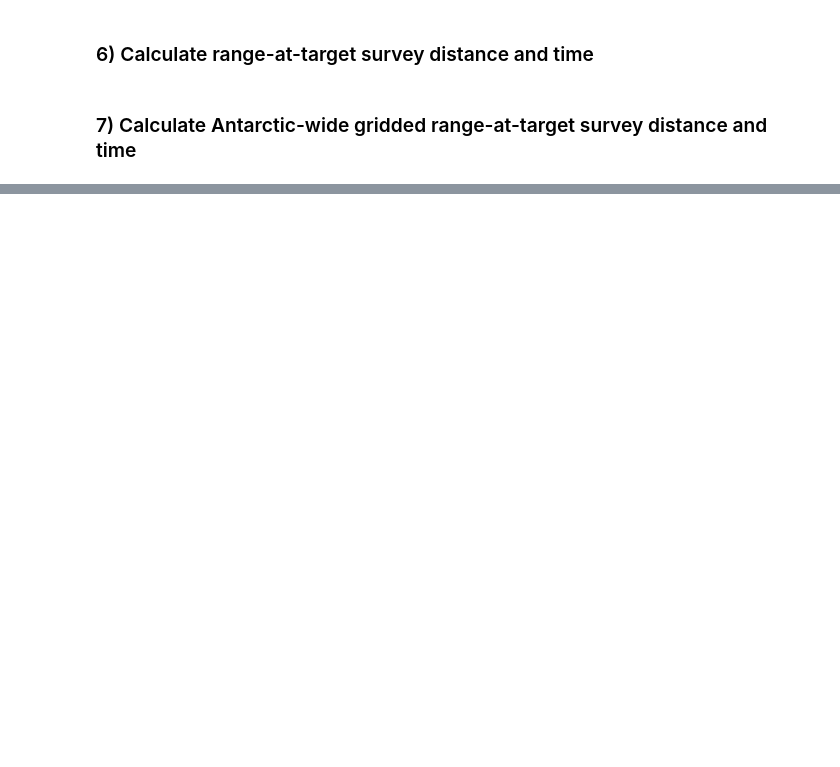
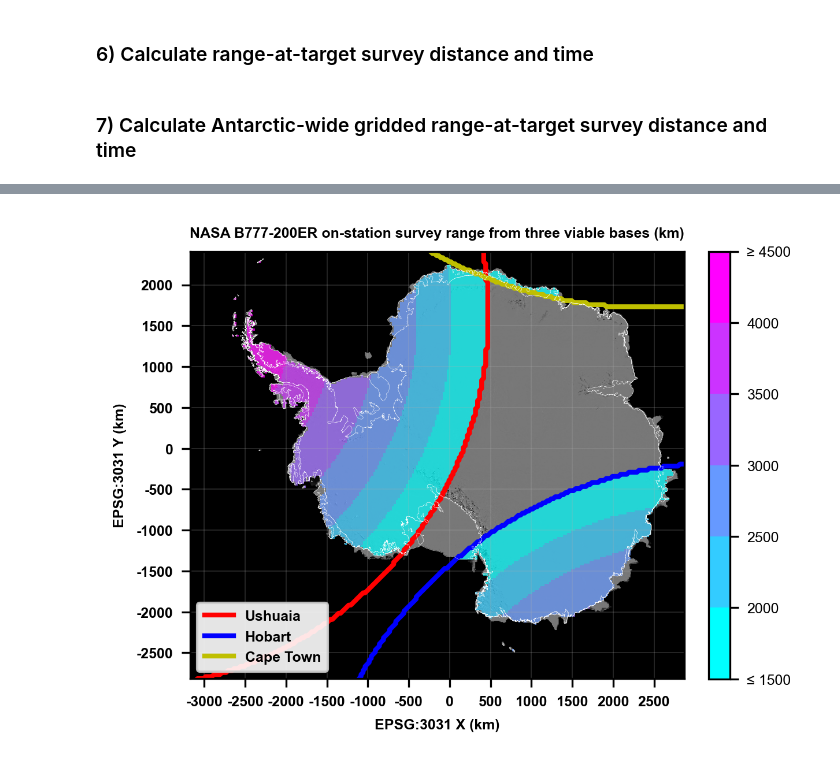
Before and after one commit to mstudinger/airborne_tool_suite, a Jupyter notebook: Python/B777/B777_range_Antarctica.ipynb, the cells around one changed output, grey strips where cells are left out. Saved outputs shown, nothing was run; the diff lists cells and outputs as text; code cells hidden in the pictures; blank space fills up the shorter version.

Commit message:
added ETOPS, survey class and function
notebook - added ETOPS, survey class and function
bases - changed Cape Town to yellow

```diff
--- a/Python/B777/B777_range_Antarctica.ipynb
+++ b/Python/B777/B777_range_Antarctica.ipynb
@@ -443,0 +387,45 @@ plt.show()
+# %%
+num_color = 6
+range_set = np.linspace(1.5e3, 4.5e3, 1 + num_color)
+cmap = plt.colormaps['cool'].resampled(num_color)
+fig = plt.figure(figsize=(4, 4), dpi=300, facecolor='w', layout='constrained')
+ax = plt.subplot(1, 1, 1)
+plt.imshow(moa[::10, ::10],
+           extent=(x_min_moa, x_max_moa, y_max_moa, y_min_moa),
+           aspect='equal',
+           cmap='gray')
+ims, pc = [None] * num_base, [None] * num_base
+for base in range(num_base):
+    alpha_curr = np.full(range_grd.shape[0:2], 0.7)
+    alpha_curr[dist_grd[:, :, base] > ac.RangeETOPS] = 0
+    ims[base] = plt.imshow(range_grd[:, :, base] / 1e3,
+                           extent=(np.min(x_bm), np.max(x_bm), np.min(y_bm), np.max(y_bm)),
+                           aspect='equal',
+                           cmap=colors.ListedColormap(cmap(range(num_color))),
+                           vmin=range_set[0],
+                           vmax=range_set[-1],
+                           alpha=alpha_curr)
+    plt.contour(x_decim, y_decim, dist_ETOPS[:, :, base], levels=[0, 1], colors=base_gdf.Color[base], linewidths=2, linestyles='-')
+    pc[base], = plt.plot(np.nan, np.nan, color=base_gdf.Color[base], linewidth=2)
+plt.axis(np.array((x_min_moa, x_max_moa, y_max_moa, y_min_moa)))
+plt.clim(range_set[[0, -1]])
+moa_gl.boundary.plot(color='w', ax=ax, linewidth=0.1)
+moa_cl.boundary.plot(color='w', ax=ax, linewidth=0.1)
+moa_il.boundary.plot(color='w', ax=ax, linewidth=0.1)
+plt.title(ac.Name + ' on-station survey range from three viable bases (km)', font='Arial', size=6, fontweight='bold')
+plt.xticks(ticks=np.arange(-3e6, 2.5e6 + 5e5, 5e5), labels=np.arange(-3e3, 2.5e3 + 5e2, 5e2).astype(int).astype(str), font='Arial', size=6, fontweight='bold')
+plt.yticks(ticks=np.arange(-2.5e6, 2.0e6 + 5e5, 5e5), labels=np.arange(-2.5e3, 2.0e3 + 5e2, 5e2).astype(int).astype(str), font='Arial', size=6, fontweight='bold')
+plt.xlabel('EPSG:3031 X (km)', font='Arial', size=6, fontweight='bold')
+plt.ylabel('EPSG:3031 Y (km)', font='Arial', size=6, fontweight='bold')
+plt.gca().axes.label_outer()
+# plt.tick_params(bottom=False, left=False)
+plt.grid(linewidth=0.1)
+cb_label = range_set.astype(int).astype(str)
+cb_label[0] = '≤ ' + cb_label[0]
+cb_label[-1] = '≥ ' + cb_label[-1]
+cb = plt.colorbar(ims[0], shrink=0.63)
+cb.set_ticks(range_set, labels=cb_label, font='Arial', fontsize=6)
+plt.legend(pc, base_gdf.Name, prop={'family':'Arial', 'size':6, 'weight':'bold'}, borderpad=0.5, loc='lower left', framealpha=0.9)
+plt.show()
+# %% [output]
+[figure, added]
```
Also changed, not shown: parts of 20 cells of this notebook, 3 other files.
